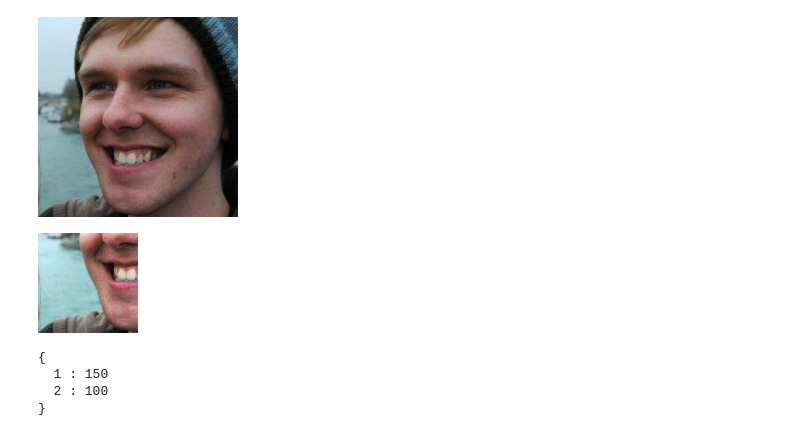
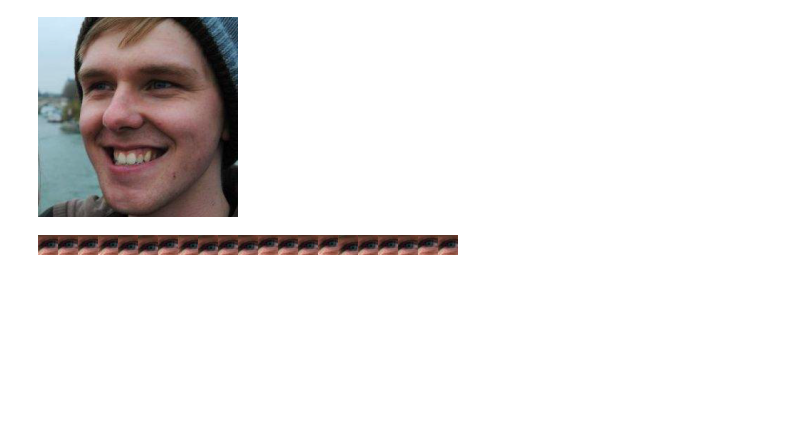
Before and after one commit to boerjames/leuko, a Jupyter notebook: itorch/test.ipynb, the cells around one changed output. Saved outputs shown, nothing was run; the diff lists cells and outputs as text; code cells hidden in the pictures; blank space fills up the shorter version.

Commit message:
random translation working

```diff
--- a/itorch/test.ipynb
+++ b/itorch/test.ipynb
@@ -14,18 +8,14 @@ end
 # %%
-function randomTranslation(img, crop, variation)
-    local x = crop[1] + variation * (math.random() - 0.5)
-    local y = crop[2] + variation * (math.random() - 0.5)
-
-    local width = crop[3] - crop[1]
-    local height = crop[4] - crop[2]
+function randomTranslation(img, crop_boundary, variation)
+    local x = crop_boundary[1] + (torch.uniform(0, variation) - variation / 2)
+    local y = crop_boundary[2] + (torch.uniform(0, variation) - variation / 2)
+    local width = crop_boundary[3]
+    local height = crop_boundary[4]
 
     return image.crop(img, x, y, x + width, y + height)
 end
 
 function randomScale(img, crop, variation)
-    local scale = math.random() - 0.5
-    local center = {crop[3] - crop[1], crop[4] - crop[2]}
-
 
 end
 # %%
@@ -33,7 +23,6 @@ d = 200
 img = image.load('boer.jpeg')
 img = image.scale(img, d, d)
 
-p1, p2 = {0, 100}, {100, 0}
-p3, p4 = standard2torch(p1, d), standard2torch(p2, d)
-print(p3, p4)
-crop = {p3[1], p3[2], p4[1], p4[2]}
+p1 = torch.Tensor(2); p1[1] = 50; p1[2] = 60;
+p2 = torch.Tensor(2); p2[1] = 70; p2[2] = 80;
+crop_boundary = {50, 60, 20, 20}
@@ -49,13 +29,13 @@ crop = {p3[1], p3[2], p4[1], p4[2]}
 # %%
-itorch.image(img), itorch.image(randomTranslation(img, crop, 0))
+itorch.image(img)
 # %% [output]
 [figure]
-[figure, removed]
-# %%
-point_s = {100, 50}
-print(standard2torch(point_s, 200))
-# %% [output]
-{
-  1 : 150
-  2 : 100
-}
+# %%
+combo = randomTranslation(img, crop_boundary, 0)
+for i = 1, 20 do
+    translation = randomTranslation(img, crop_boundary, 5)
+    combo = combo:cat(translation)
+end
+itorch.image(combo)
+# %% [output]
+[figure, added]
```
Also changed, not shown: parts of 2 cells of this notebook, 3 other files.
